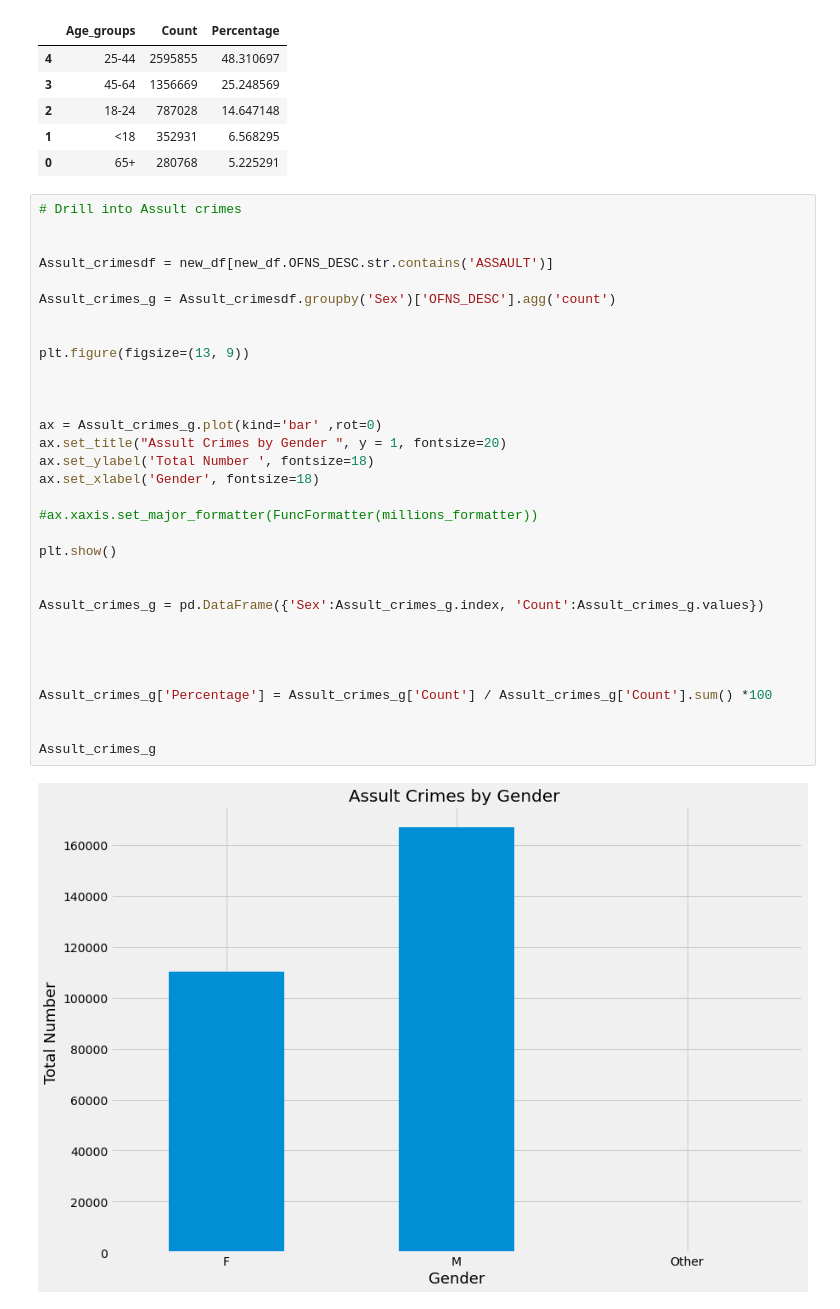
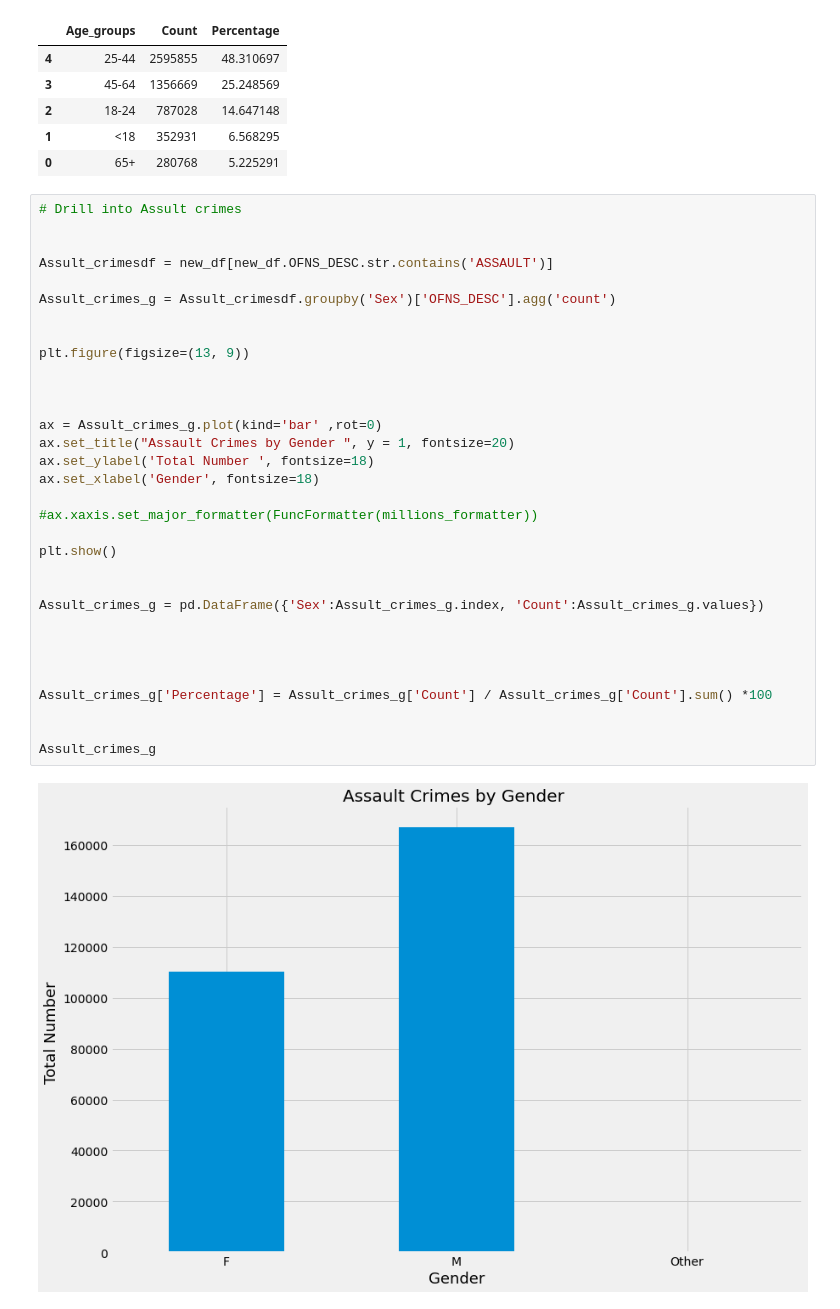
Before and after one commit to moutasam/NYC-Complaints-Python-Project, a Jupyter notebook: NYC Crimes Analysis.ipynb, the cells around one changed output. Drawn from its saved outputs; the diff is of its cells as text.

Commit message:
2.6
fixed some labels and add Assault crime by borough visualization section .

```diff
--- a/NYC Crimes Analysis.ipynb
+++ b/NYC Crimes Analysis.ipynb
@@ -789,35 +789,35 @@ display(AgeD.sort_values(by='Percentage', ascending=False))
 
 
 Assult_crimesdf = new_df[new_df.OFNS_DESC.str.contains('ASSAULT')]
 
 Assult_crimes_g = Assult_crimesdf.groupby('Sex')['OFNS_DESC'].agg('count')
 
 
 plt.figure(figsize=(13, 9))
 
 
 
 ax = Assult_crimes_g.plot(kind='bar' ,rot=0)
-ax.set_title("Assult Crimes by Gender ", y = 1, fontsize=20)
+ax.set_title("Assault Crimes by Gender ", y = 1, fontsize=20)
 ax.set_ylabel('Total Number ', fontsize=18)
 ax.set_xlabel('Gender', fontsize=18)
 
 #ax.xaxis.set_major_formatter(FuncFormatter(millions_formatter))
 
 plt.show()
 
 
 Assult_crimes_g = pd.DataFrame({'Sex':Assult_crimes_g.index, 'Count':Assult_crimes_g.values})
 
 
 
 
 Assult_crimes_g['Percentage'] = Assult_crimes_g['Count'] / Assult_crimes_g['Count'].sum() *100
 
 
 Assult_crimes_g
 # %% [output]
-[figure, old version]
+[figure, new version]
 |  | Sex | Count | Percentage |
 | 0 | F | 110228 | 39.780433 |
 | 1 | M | 166819 | 60.203688 |
```
Also changed, not shown: parts of 11 cells of this notebook.
